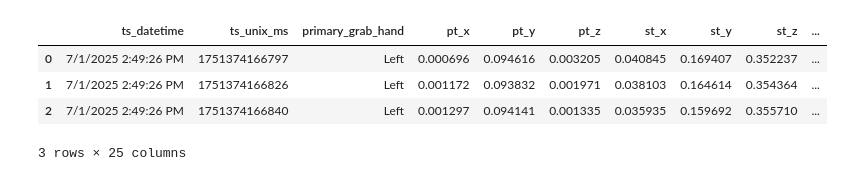
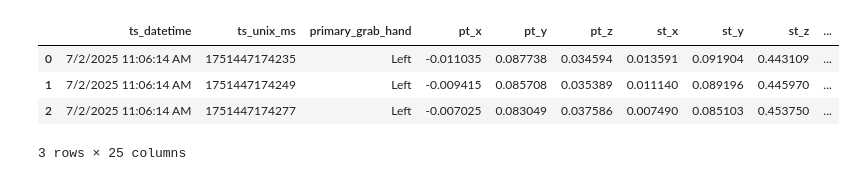
Before and after one commit to EliDll/phw-eval, a Jupyter notebook: unity_eda.ipynb, the cells around one changed output. Cells and saved outputs as stored; diff of their text form; code cells hidden in the pictures.

```diff
--- a/unity_eda.ipynb
+++ b/unity_eda.ipynb
@@ -4,25 +4,25 @@ import matplotlib.pyplot as plt
 import pandas as pd
 import seaborn as sns
 # %%
-participant = "19_ToGr"
+participant = "20_PeBu"
 
 def get_df(id):
     path = './data/' + participant + '/u_' + 'Shovel' + '_' + id + '.csv'
     return pd.read_csv(path)
 
 c_0 = get_df("C0")
 c_1 = get_df("C1")
 c_2 = get_df("C2")
 p_0 = get_df("P0")
 p_1 = get_df("P1")
 p_2 = get_df("P2")
 
 c_0.head(3)
 # %% [output]
 |  | ts_datetime | ts_unix_ms | primary_grab_hand | pt_x | pt_y | pt_z | st_x | st_y | st_z | ... |
-| 0 | 7/1/2025 2:49:26 PM | 1751374166797 | Left | 0.000696 | 0.094616 | 0.003205 | 0.040845 | 0.169407 | 0.352237 | ... |
-| 1 | 7/1/2025 2:49:26 PM | 1751374166826 | Left | 0.001172 | 0.093832 | 0.001971 | 0.038103 | 0.164614 | 0.354364 | ... |
-| 2 | 7/1/2025 2:49:26 PM | 1751374166840 | Left | 0.001297 | 0.094141 | 0.001335 | 0.035935 | 0.159692 | 0.355710 | ... |
+| 0 | 7/2/2025 11:06:14 AM | 1751447174235 | Left | -0.011035 | 0.087738 | 0.034594 | 0.013591 | 0.091904 | 0.443109 | ... |
+| 1 | 7/2/2025 11:06:14 AM | 1751447174249 | Left | -0.009415 | 0.085708 | 0.035389 | 0.011140 | 0.089196 | 0.445970 | ... |
+| 2 | 7/2/2025 11:06:14 AM | 1751447174277 | Left | -0.007025 | 0.083049 | 0.037586 | 0.007490 | 0.085103 | 0.453750 | ... |
 3 rows × 25 columns
 # %%
 def scatter(df, title, ax):
```
Also changed, not shown: parts of 3 cells of this notebook, 26 other files.
